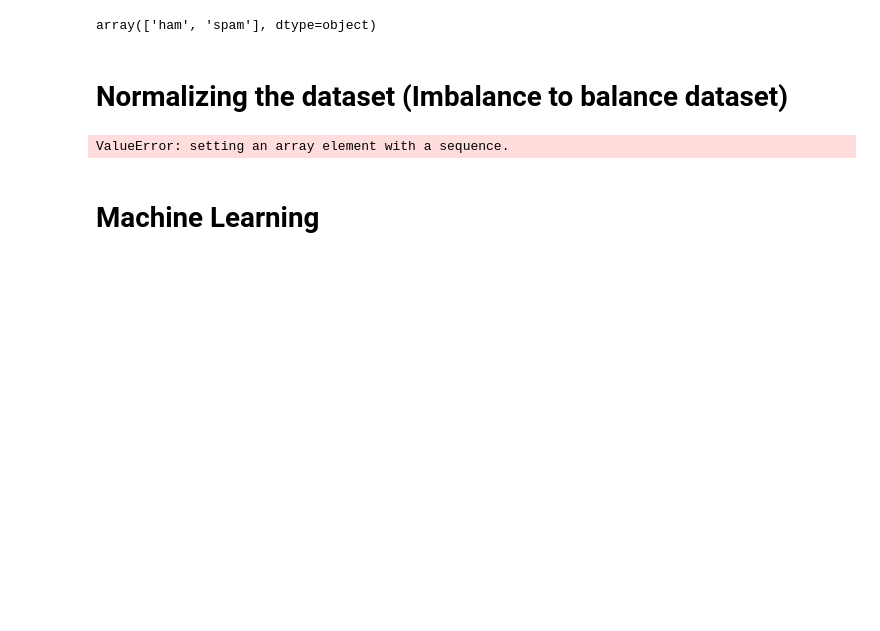
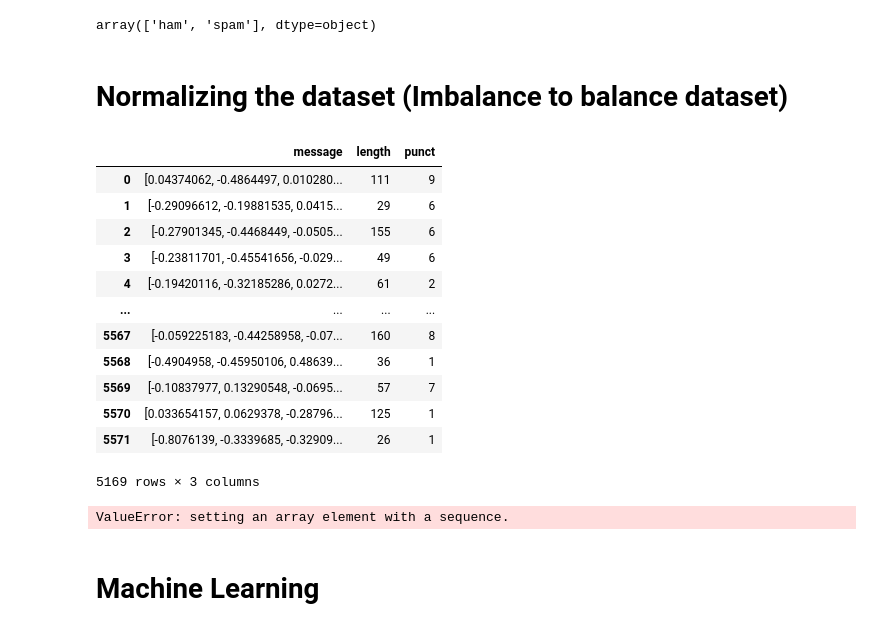
Before and after one commit to GDharan10/Dataset20_SmsSpamCollection_, a Jupyter notebook: smsspamcollection.ipynb, the cells around one changed output. Drawn from its saved outputs; the diff is of its cells as text; code cells hidden in the pictures; blank space fills up the shorter version.

```diff
--- a/smsspamcollection.ipynb
+++ b/smsspamcollection.ipynb
@@ -204,6 +224,8 @@ Name: message, Length: 5169, dtype: object
 len(df.message[1])
 # %% [output]
 96
+# %%
+df.message = np.array(df.message)
 # %% [markdown]
 # **Preprocessing**
 # %%
@@ -221,6 +243,22 @@ df.label=encode.fit_transform(df[["label"]])
 # %%
 x=df.drop(['label'], axis=1)
 y=df['label']
+# %%
+x
+# %% [output]
+|  | message | length | punct |
+| 0 | [0.04374062, -0.4864497, 0.010280... | 111 | 9 |
+| 1 | [-0.29096612, -0.19881535, 0.0415... | 29 | 6 |
+| 2 | [-0.27901345, -0.4468449, -0.0505... | 155 | 6 |
+| 3 | [-0.23811701, -0.45541656, -0.029... | 49 | 6 |
+| 4 | [-0.19420116, -0.32185286, 0.0272... | 61 | 2 |
+| ... | ... | ... | ... |
+| 5567 | [-0.059225183, -0.44258958, -0.07... | 160 | 8 |
+| 5568 | [-0.4904958, -0.45950106, 0.48639... | 36 | 1 |
+| 5569 | [-0.10837977, 0.13290548, -0.0695... | 57 | 7 |
+| 5570 | [0.033654157, 0.0629378, -0.28796... | 125 | 1 |
+| 5571 | [-0.8076139, -0.3339685, -0.32909... | 26 | 1 |
+5169 rows × 3 columns
 # %%
 x = np.array(x)
 y = np.array(y)
```
Also changed, not shown: parts of 4 cells of this notebook.
